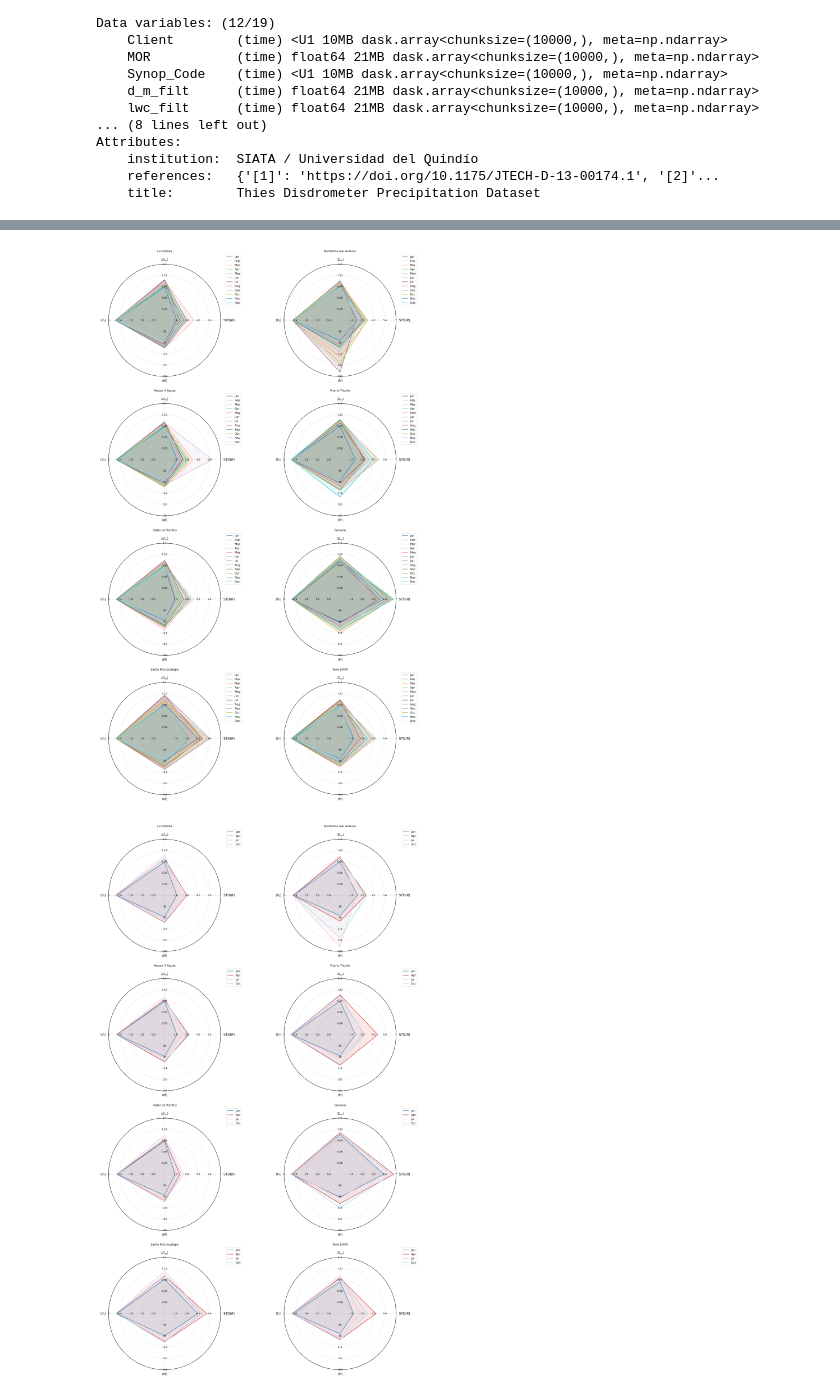
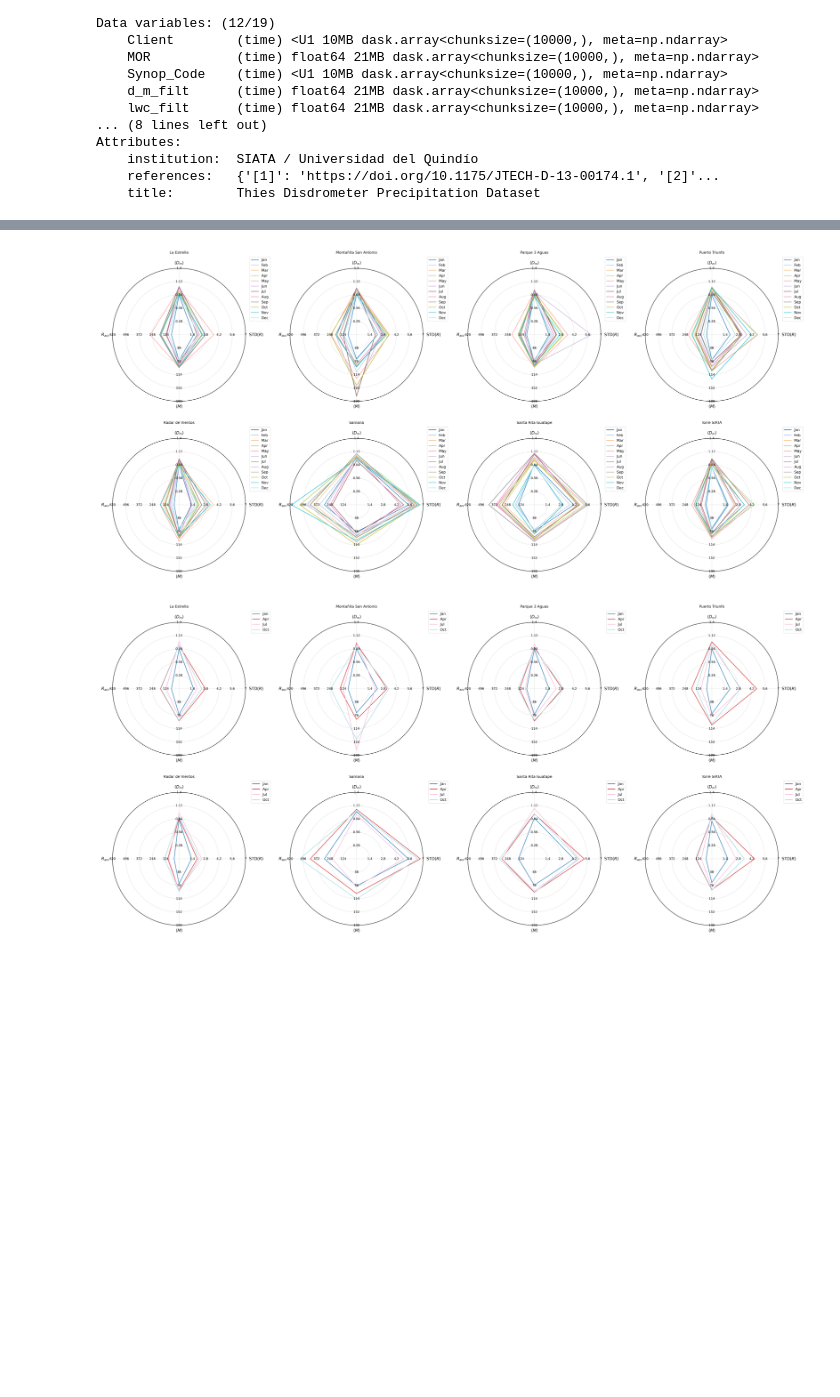
Before and after one commit to Juan-Pablo-17/Thies_to_Zarr, a Jupyter notebook: notebooks/Plot_5.ipynb, the cells around one changed output, grey strips where cells are left out. Saved outputs shown, nothing was run; the diff lists cells and outputs as text; code cells hidden in the pictures; blank space fills up the shorter version.

Commit message:
Seasonal Spyder Graph

```diff
--- a/notebooks/Plot_5.ipynb
+++ b/notebooks/Plot_5.ipynb
@@ -399,25 +404,25 @@ plt.show()
 
 # Monthly Spyder
 spyder_files = sorted(
-    FIG_PATH.glob("*/**/*Spyder.png")
+    FIG_PATH.glob("*/**/*Spyder_Final.png")
 )
 
 # Seasonal Spyder
 season_files = sorted(
-    FIG_PATH.glob("*/**/*Spyder_Season.png")
+    FIG_PATH.glob("*/**/*Spyder_Season_Final.png")
 )
 
 # =========================================================
 # 📊 Function to create matrix
 # =========================================================
 
-def create_matrix(image_files, save_name, nrows=4, ncols=2):
+def create_matrix(image_files, save_name, nrows=2, ncols=4):
 
     # Create figure
     fig, axs = plt.subplots(
         nrows,
         ncols,
-        figsize=(14, 20)
+        figsize=(20, 10)
     )
 
     # Flatten axes
@@ -456,38 +461,38 @@ def create_matrix(image_files, save_name, nrows=4, ncols=2):
     # =====================================================
 
     plt.savefig(
         FIG_PATH / save_name,
         dpi=300,
         bbox_inches='tight'
     )
 
     # =====================================================
     # 👀 Show figure
     # =====================================================
 
     plt.show()
 
 # =========================================================
 # 🌧️ Monthly Spyder Matrix
 # =========================================================
 
 create_matrix(
     spyder_files,
-    save_name="Monthly_Spyder_Matrix.png",
-    nrows=4,
-    ncols=2
+    save_name="Monthly_Spyder_Matrix_Final.png",
+    nrows=2,
+    ncols=4
 )
 
 # =========================================================
 # 🌦️ Seasonal Spyder Matrix
 # =========================================================
 
 create_matrix(
     season_files,
-    save_name="Seasonal_Spyder_Matrix.png",
-    nrows=4,
-    ncols=2
+    save_name="Seasonal_Spyder_Matrix_Final.png",
+    nrows=2,
+    ncols=4
 )
 # %% [output]
-[figure, old version]
+[figure, new version]
-[figure, old version]
+[figure, new version]
```
Also changed, not shown: parts of 2 cells of this notebook, 21 other files.
